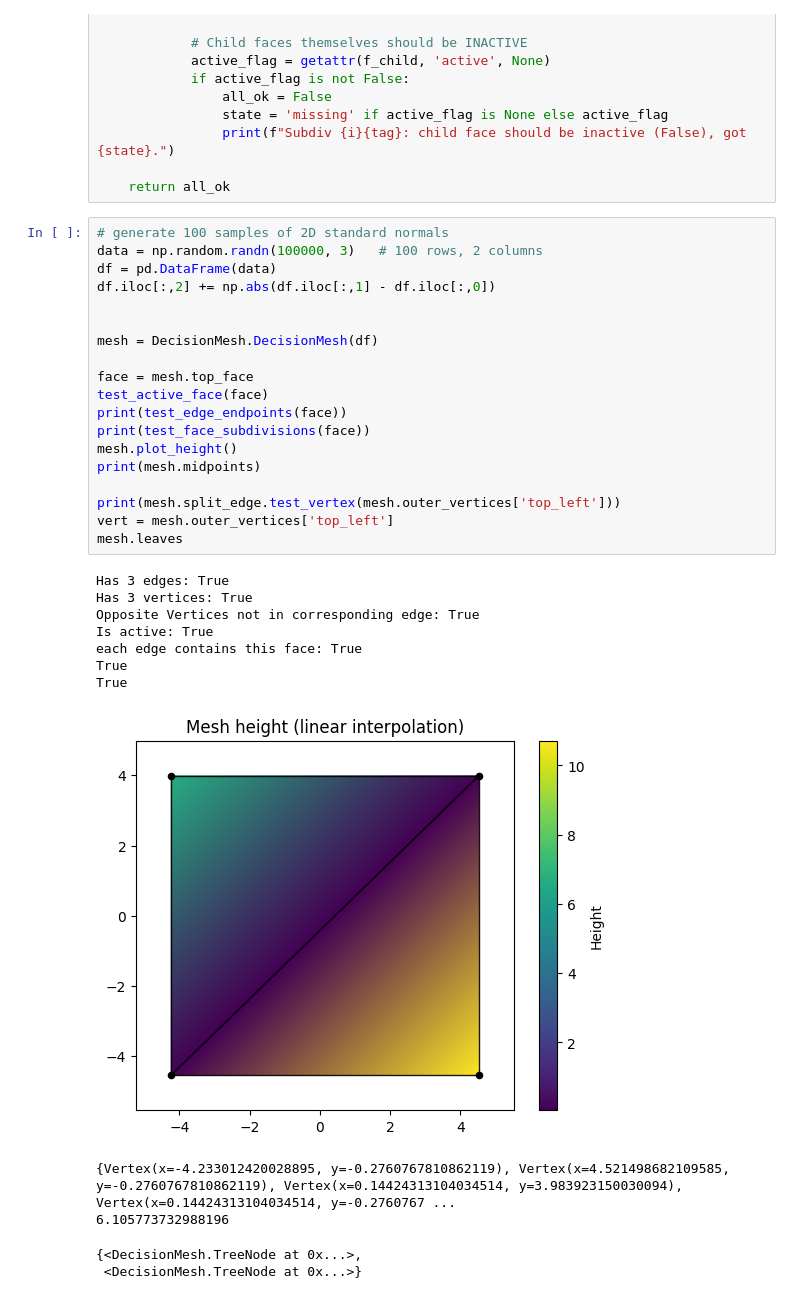
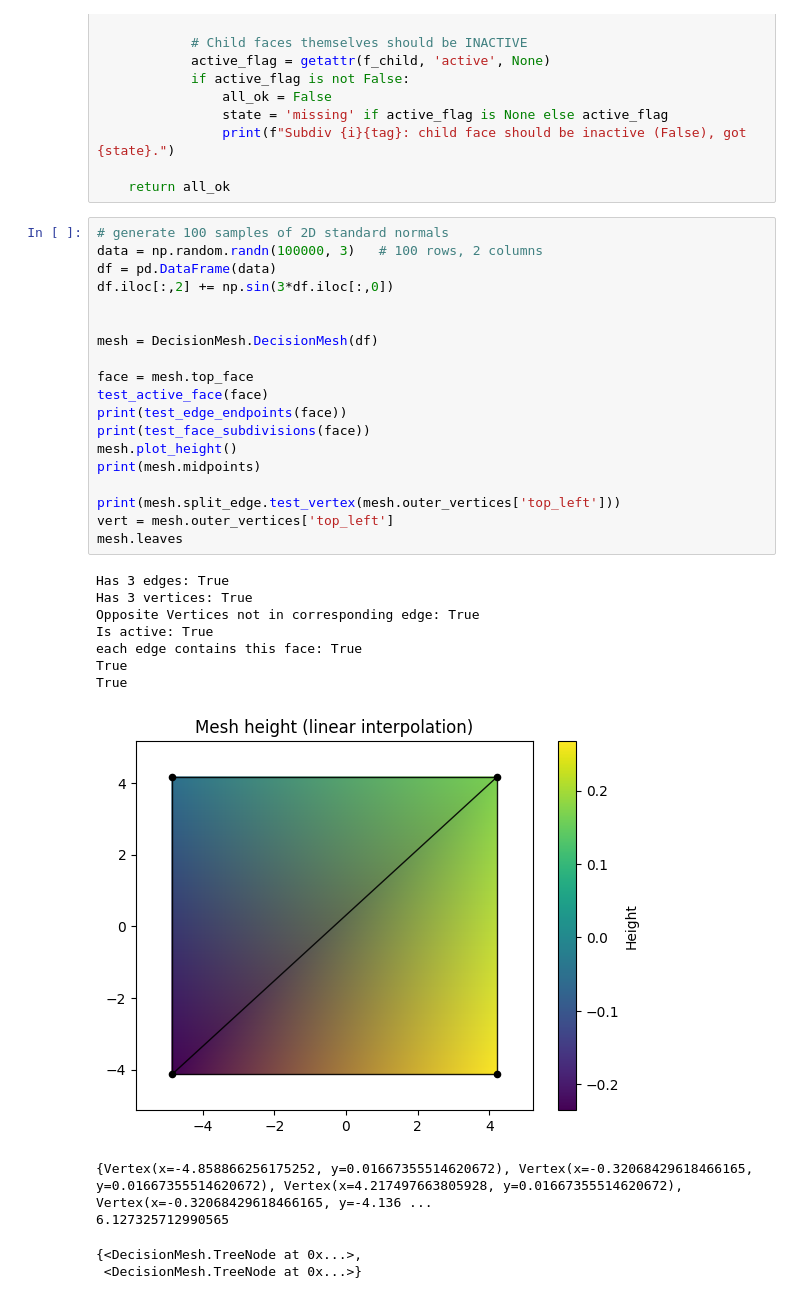
Before and after one commit to sbabichenko/Decision-Mesh, a Jupyter notebook: Mesh Tester.ipynb, the cells around one changed output. Saved outputs shown, nothing was run; the diff lists cells and outputs as text.

```diff
--- a/Mesh Tester.ipynb
+++ b/Mesh Tester.ipynb
@@ -207,33 +207,33 @@ def test_face_subdivisions(face: DecisionMesh.Face, eps: float = 1e-12) -> bool:
 # %%
 # generate 100 samples of 2D standard normals
 data = np.random.randn(100000, 3)   # 100 rows, 2 columns
 df = pd.DataFrame(data)
-df.iloc[:,2] += np.abs(df.iloc[:,1] - df.iloc[:,0])
+df.iloc[:,2] += np.sin(3*df.iloc[:,0])
 
 
 mesh = DecisionMesh.DecisionMesh(df)
 
 face = mesh.top_face
 test_active_face(face)
 print(test_edge_endpoints(face))
 print(test_face_subdivisions(face))
 mesh.plot_height()
 print(mesh.midpoints)
 
 print(mesh.split_edge.test_vertex(mesh.outer_vertices['top_left']))
 vert = mesh.outer_vertices['top_left']
 mesh.leaves
 # %% [output]
 Has 3 edges: True
 Has 3 vertices: True
 Opposite Vertices not in corresponding edge: True
 Is active: True
 each edge contains this face: True
 True
 True
-[figure, old version]
+[figure, new version]
-{Vertex(x=-4.233012420028895, y=-0.2760767810862119), Vertex(x=4.521498682109585, y=-0.2760767810862119), Vertex(x=0.14424313104034514, y=3.983923150030094), Vertex(x=0.14424313104034514, y=-0.2760767 ...
-6.105773732988196
+{Vertex(x=-4.858866256175252, y=0.01667355514620672), Vertex(x=-0.32068429618466165, y=0.01667355514620672), Vertex(x=4.217497663805928, y=0.01667355514620672), Vertex(x=-0.32068429618466165, y=-4.136 ...
+6.127325712990565
 {<DecisionMesh.TreeNode at 0x...>,
  <DecisionMesh.TreeNode at 0x...>}
 # %%
```
Also changed, not shown: parts of 1 cell of this notebook, 1 other file.
